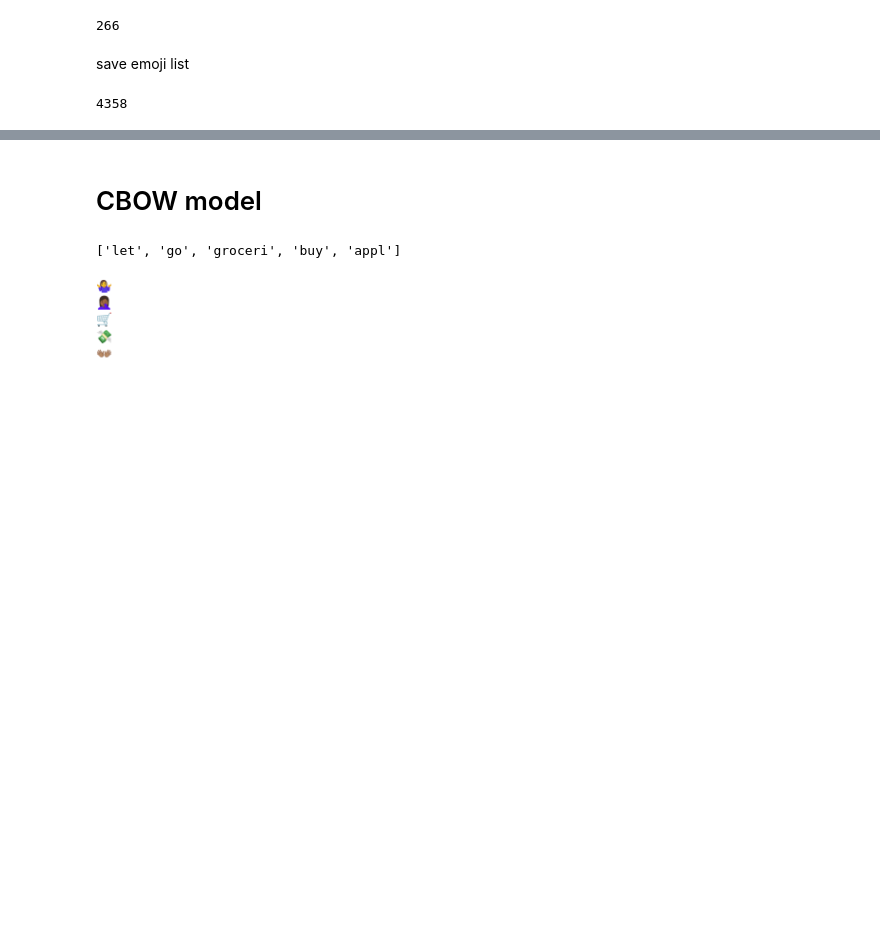
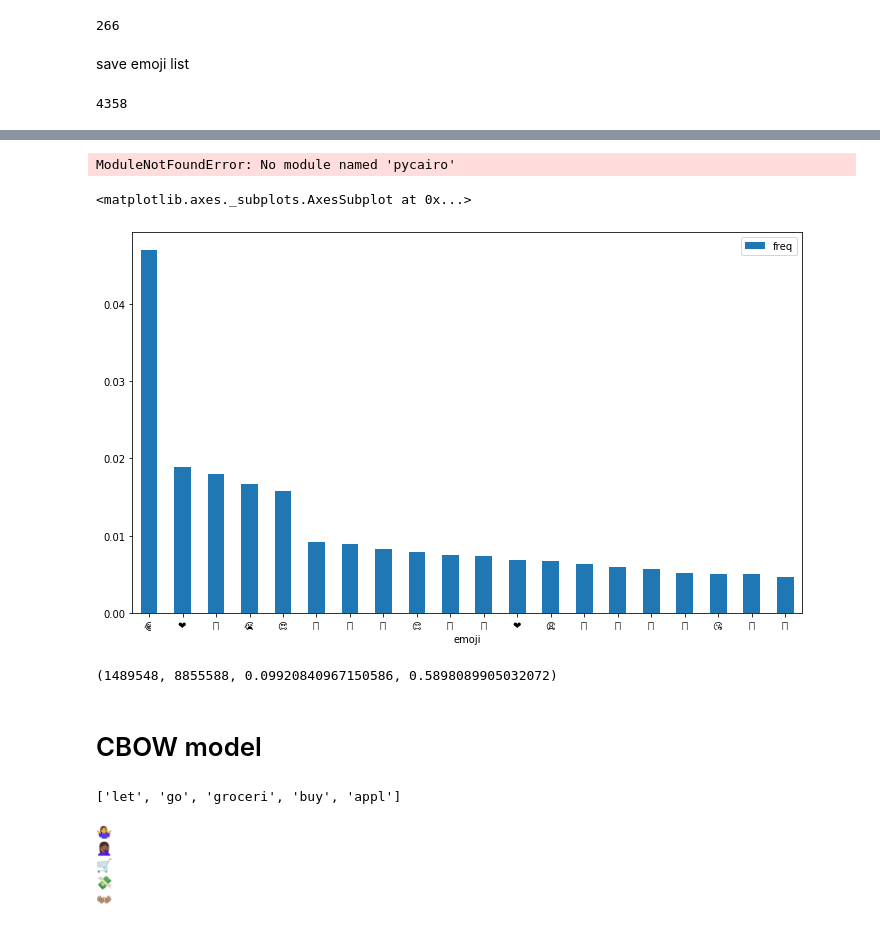
Before and after one commit to constiny/Emojiit, a Jupyter notebook: Emoji_analysis.ipynb, the cells around one changed output, grey strips where cells are left out. Saved outputs shown, nothing was run; the diff lists cells and outputs as text; code cells hidden in the pictures; blank space fills up the shorter version.

Commit message:
ensemble for full data

```diff
--- a/Emoji_analysis.ipynb
+++ b/Emoji_analysis.ipynb
@@ -141,0 +167,8 @@ save emoji list
+# %%
+total = 0
+for emoji in emoji_list:
+    emoji_frequency[emoji] = c[emoji]
+    total += c[emoji]
+
+
+sort_freq = {k: v for k, v in sorted(emoji_frequency.items(), key=lambda item: item[1], reverse=True)}
@@ -141,0 +197,3 @@ save emoji list
+# %%
+k = Counter(sort_freq)
+k.most_common(20)
@@ -141,0 +221,4 @@ save emoji list
+# %%
+df1 = pd.DataFrame(k.most_common(20), columns=["emoji", "count"])
+# %%
+df1["freq"] = df1["count"]/total
@@ -141,0 +245,21 @@ save emoji list
+# %%
+# Set the backend to use mplcairo
+import matplotlib, mplcairo
+print('Default backend: ' + matplotlib.get_backend())
+matplotlib.use("module://mplcairo.macosx")
+print('Backend is now ' + matplotlib.get_backend())
+
+# IMPORTANT: Import these libraries only AFTER setting the backend
+import matplotlib.pyplot as plt, numpy as np
+from matplotlib.font_manager import FontProperties
+
+# Load Apple Color Emoji font
+prop = FontProperties(fname='/System/Library/Fonts/Apple Color Emoji.ttc')
+# %% [output]
+ModuleNotFoundError: No module named 'pycairo'
+# %%
+# df1["freq"].plot(kind="bar", figsize=(12,7))
+df1.plot.bar(x='emoji', y='freq', rot=0, figsize=(12,7))
+# %% [output]
+<matplotlib.axes._subplots.AxesSubplot at 0x...>
+[figure, added]
@@ -142,3 +277,7 @@ save emoji list
+# %%
+count_1st,count_last,count_1st/total,count_last/total
+# %% [output]
+(1489548, 8855588, 0.09920840967150586, 0.5898089905032072)
 # %% [markdown]
 # CBOW model
 # %%
```
Also changed, not shown: parts of 31 cells of this notebook.
